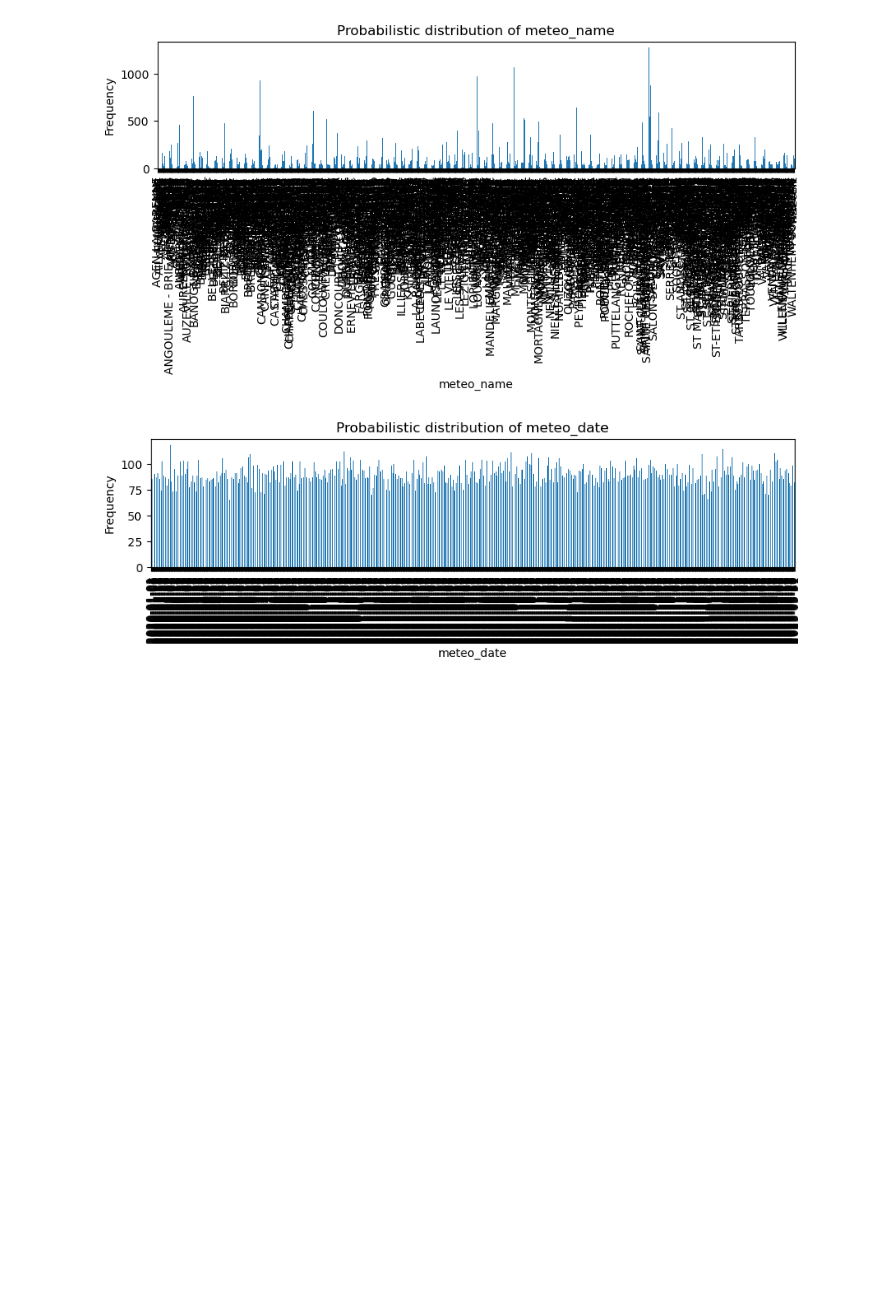
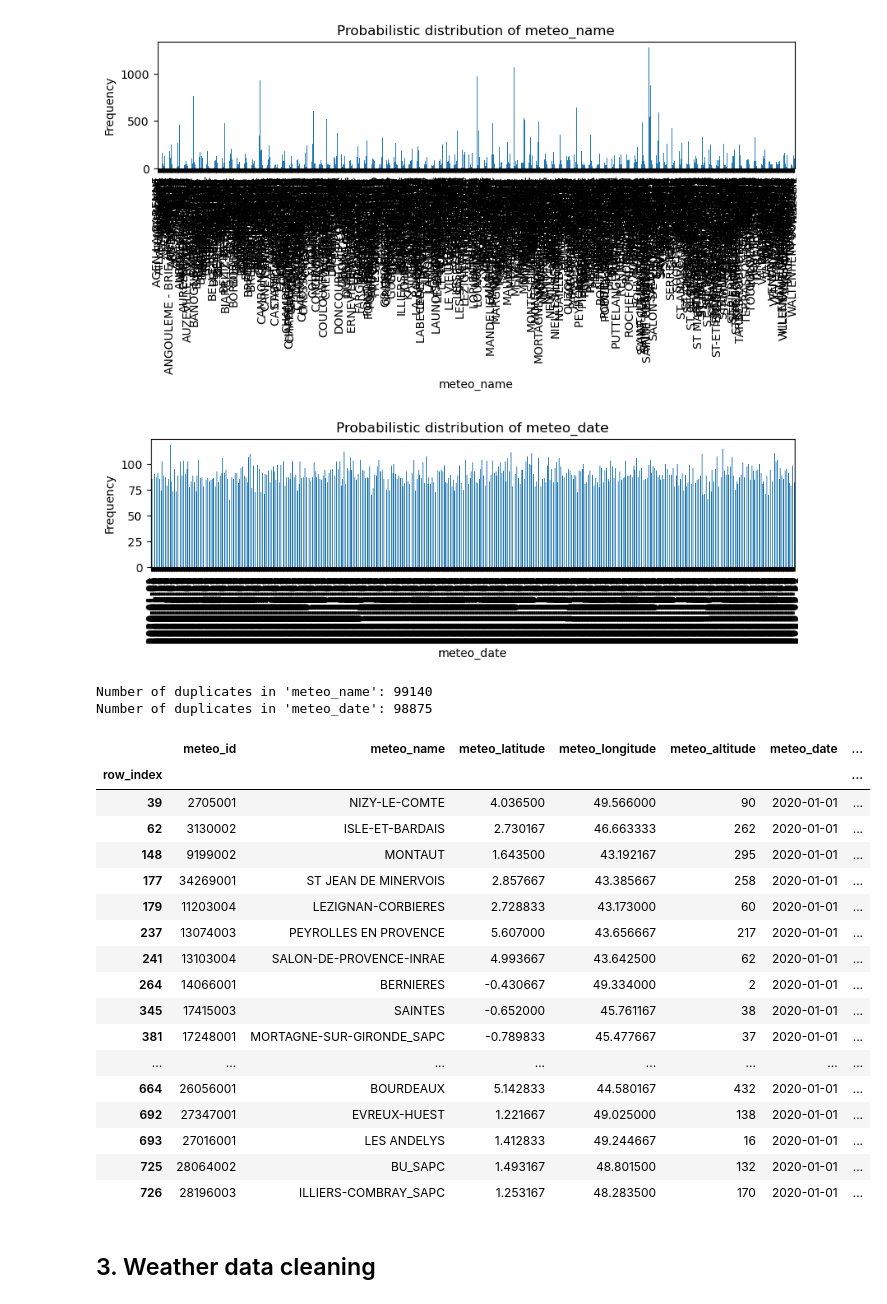
Before and after one commit to moranenzo/H-ckaton, a Jupyter notebook: weather_feature_engineering.ipynb, the cells around one changed output. Cells and saved outputs as stored; diff of their text form; code cells hidden in the pictures; blank space fills up the shorter version.

```diff
--- a/weather_feature_engineering.ipynb
+++ b/weather_feature_engineering.ipynb
@@ -425,10 +425,12 @@ median_columns = [
     "meteo_rain_height"
 ]
 
+# Keep NaN values for now until we can eventually drop rows later
+
 # Replace NaN in specified columns with the median value
-for column in median_columns:
-    if column in meteo_variables.columns:
-        meteo_variables[column].fillna(meteo_variables[column].median(), inplace=True)
+#for column in median_columns:
+#    if column in meteo_variables.columns:
+#        meteo_variables[column].fillna(meteo_variables[column].median(), inplace=True)
 # %% [markdown]
 #### 1.1.3. Medium numbers of missing values
 # %%
@@ -618,3 +718,35 @@ for column in categorical_meteo:
 # %% [output]
 [figure]
 [figure]
+# %%
+duplicates = meteo_variables.duplicated(subset=['meteo_name']).sum()
+print(f"Number of duplicates in 'meteo_name': {duplicates}")
+
+duplicates = meteo_variables.duplicated(subset=['meteo_date']).sum()
+print(f"Number of duplicates in 'meteo_date': {duplicates}")
+# %% [output]
+Number of duplicates in 'meteo_name': 99140
+Number of duplicates in 'meteo_date': 98875
+# %%
+meteo_variables.head(20)
+# %% [output]
+|  | meteo_id | meteo_name | meteo_latitude | meteo_longitude | meteo_altitude | meteo_date | ... |
+| row_index |  |  |  |  |  |  | ... |
+| 39 | 2705001 | NIZY-LE-COMTE | 4.036500 | 49.566000 | 90 | 2020-01-01 | ... |
+| 62 | 3130002 | ISLE-ET-BARDAIS | 2.730167 | 46.663333 | 262 | 2020-01-01 | ... |
+| 148 | 9199002 | MONTAUT | 1.643500 | 43.192167 | 295 | 2020-01-01 | ... |
+| 177 | 34269001 | ST JEAN DE MINERVOIS | 2.857667 | 43.385667 | 258 | 2020-01-01 | ... |
+| 179 | 11203004 | LEZIGNAN-CORBIERES | 2.728833 | 43.173000 | 60 | 2020-01-01 | ... |
+| 237 | 13074003 | PEYROLLES EN PROVENCE | 5.607000 | 43.656667 | 217 | 2020-01-01 | ... |
+| 241 | 13103004 | SALON-DE-PROVENCE-INRAE | 4.993667 | 43.642500 | 62 | 2020-01-01 | ... |
+| 264 | 14066001 | BERNIERES | -0.430667 | 49.334000 | 2 | 2020-01-01 | ... |
+| 345 | 17415003 | SAINTES | -0.652000 | 45.761167 | 38 | 2020-01-01 | ... |
+| 381 | 17248001 | MORTAGNE-SUR-GIRONDE_SAPC | -0.789833 | 45.477667 | 37 | 2020-01-01 | ... |
+| ... | ... | ... | ... | ... | ... | ... | ... |
+| 664 | 26056001 | BOURDEAUX | 5.142833 | 44.580167 | 432 | 2020-01-01 | ... |
+| 692 | 27347001 | EVREUX-HUEST | 1.221667 | 49.025000 | 138 | 2020-01-01 | ... |
+| 693 | 27016001 | LES ANDELYS | 1.412833 | 49.244667 | 16 | 2020-01-01 | ... |
+| 725 | 28064002 | BU_SAPC | 1.493167 | 48.801500 | 132 | 2020-01-01 | ... |
+| 726 | 28196003 | ILLIERS-COMBRAY_SAPC | 1.253167 | 48.283500 | 170 | 2020-01-01 | ... |
+# %% [markdown]
+## 3. Weather data cleaning
```
Also changed, not shown: parts of 11 cells of this notebook.
